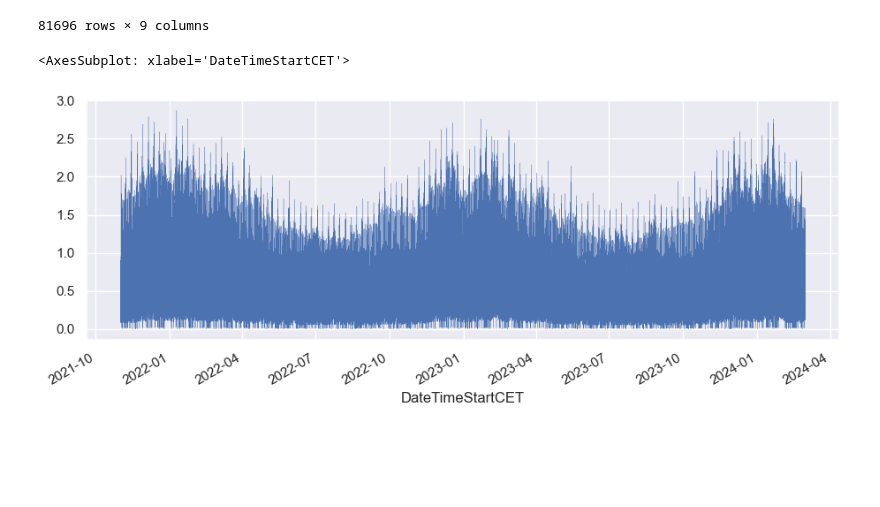
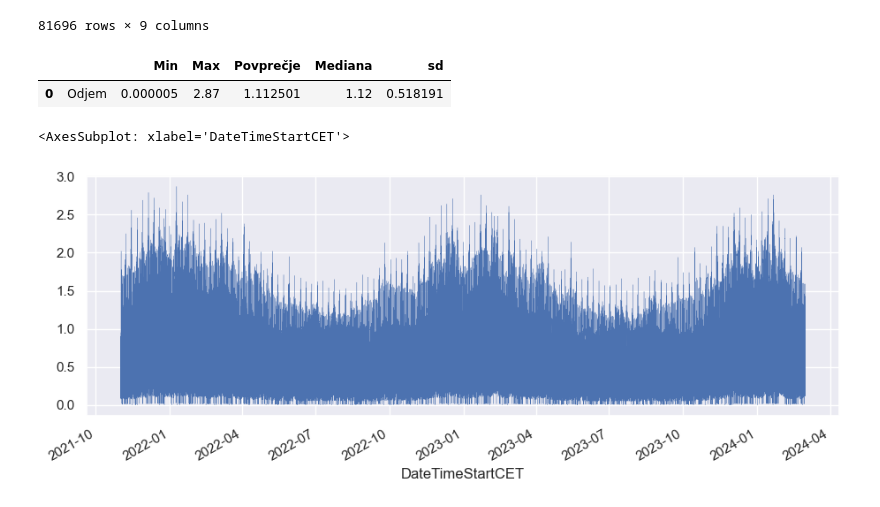
Before and after one commit to karolina-sa/Matematika-z-racunalnikom-projekt, a Jupyter notebook: analiza_casovne_vrste.ipynb, the cells around one changed output. Drawn from its saved outputs; the diff is of its cells as text; code cells hidden in the pictures; blank space fills up the shorter version.

```diff
--- a/analiza_casovne_vrste.ipynb
+++ b/analiza_casovne_vrste.ipynb
@@ -38,6 +38,14 @@ podatki
 | 2024-02-29 23:30:00 | 29.02.2024 22:30 | 1.020 | 6.maj | 7.mar | 0 | 0 | ... |
 | 2024-02-29 23:45:00 | 29.02.2024 22:45 | 0.989 | 6.maj | 7.mar | 0 | 0 | ... |
 81696 rows × 9 columns
+# %%
+## Številki opis podatkov:
+df = pd.DataFrame([('Odjem', podatki['Odjem ACT'].min(), podatki['Odjem ACT'].max(), podatki['Odjem ACT'].mean(), podatki['Odjem ACT'].median(), podatki['Odjem ACT'].std())],
+                    columns=(' ', 'Min', 'Max', 'Povprečje', 'Mediana', 'sd' ))
+df
+# %% [output]
+|  |  | Min | Max | Povprečje | Mediana | sd |
+| 0 | Odjem | 0.000005 | 2.87 | 1.112501 | 1.12 | 0.518191 |
 # %%
 ## Vizualizacija
 sns.set(rc={'figure.figsize':(11, 4)}) # sets the default figure size
```
Also changed, not shown: parts of 5 cells of this notebook, 2 other files.
